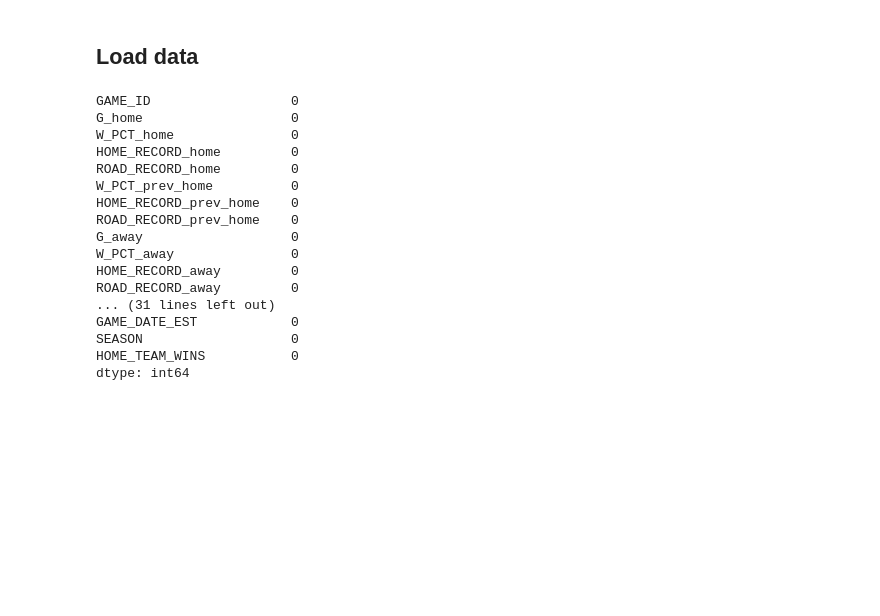
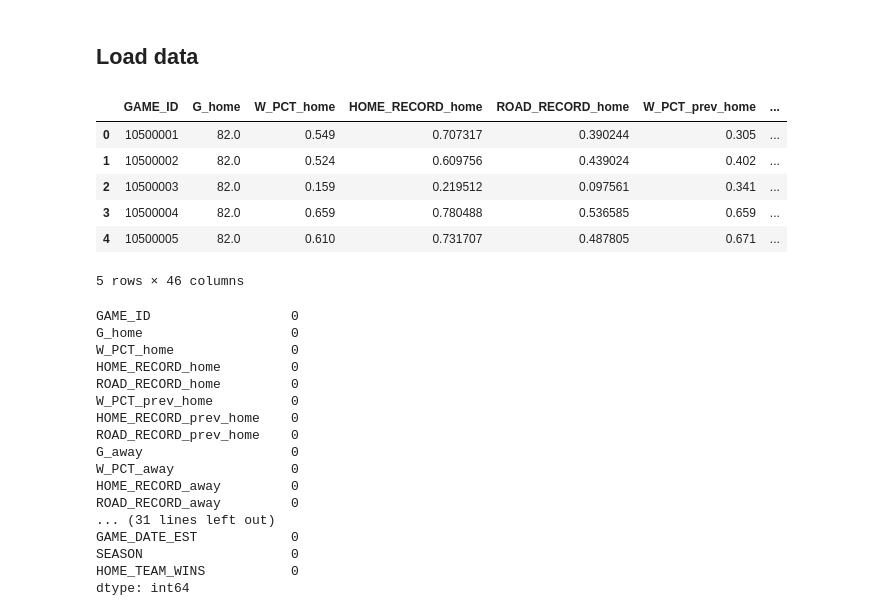
Before and after one commit to yhchan0918/NBA_Data_Analysis, a Jupyter notebook: analysis/model_building.ipynb, the cells around one changed output. Saved outputs shown, nothing was run; the diff lists cells and outputs as text; code cells hidden in the pictures; blank space fills up the shorter version.

```diff
--- a/analysis/model_building.ipynb
+++ b/analysis/model_building.ipynb
@@ -8,9 +8,18 @@ import matplotlib.pyplot as plt
 ## Load data
 # %%
 # Read data
-df = pd.read_csv('data/games_formatted.csv')
+df = pd.read_csv('../data/games_formatted.csv')
+
+df = df.dropna()
 df.head()
-df = df.dropna()
+# %% [output]
+|  | GAME_ID | G_home | W_PCT_home | HOME_RECORD_home | ROAD_RECORD_home | W_PCT_prev_home | ... |
+| 0 | 10500001 | 82.0 | 0.549 | 0.707317 | 0.390244 | 0.305 | ... |
+| 1 | 10500002 | 82.0 | 0.524 | 0.609756 | 0.439024 | 0.402 | ... |
+| 2 | 10500003 | 82.0 | 0.159 | 0.219512 | 0.097561 | 0.341 | ... |
+| 3 | 10500004 | 82.0 | 0.659 | 0.780488 | 0.536585 | 0.659 | ... |
+| 4 | 10500005 | 82.0 | 0.610 | 0.731707 | 0.487805 | 0.671 | ... |
+5 rows × 46 columns
 # %%
 df.isnull().sum()
 # %% [output]
```
Also changed, not shown: parts of 4 cells of this notebook, 1 other file.
